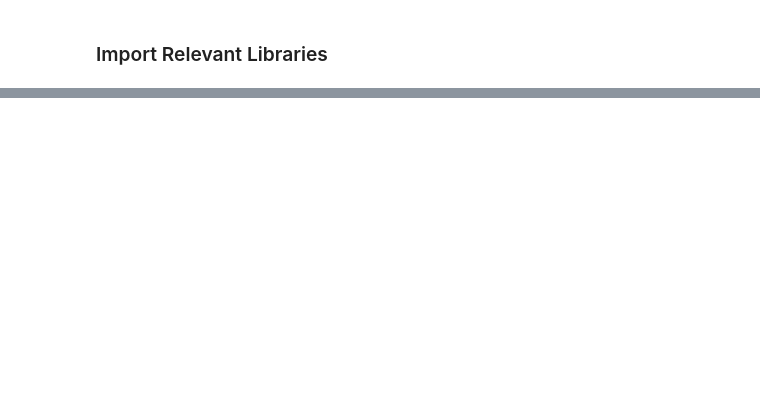
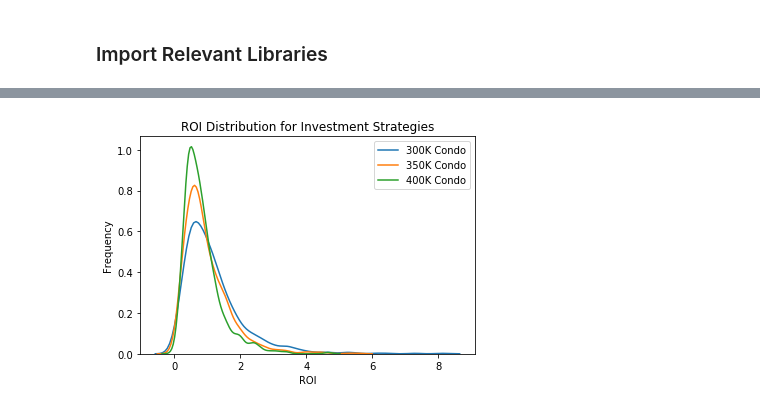
Before and after one commit to oliverfoster27/Monte-Carlo-Real-Estate, a Jupyter notebook: Monte Carlo Simulation.ipynb, the cells around one changed output, grey strips where cells are left out. Saved outputs shown, nothing was run; the diff lists cells and outputs as text; code cells hidden in the pictures; blank space fills up the shorter version.

```diff
--- a/Monte Carlo Simulation.ipynb
+++ b/Monte Carlo Simulation.ipynb
@@ -39,0 +112,17 @@ results.head()
+# %%
+data = []
+for epoch in range(1, 1000):
+    _, ROI_300K = one_sim(300_000, 30, gross_salary, investment_rate, 30, existing_investment, verbose=0)
+    _, ROI_350K = one_sim(350_000, 30, gross_salary, investment_rate, 30, existing_investment, verbose=0)
+    _, ROI_400K = one_sim(400_000, 30, gross_salary, investment_rate, 30, existing_investment, verbose=0)
+    data.append({'Epoch': epoch, '300K Condo': ROI_300K, '350K Condo': ROI_350K, '400K Condo': ROI_400K})
+results = pd.DataFrame(data)
+# %%
+ax = sns.kdeplot(results['300K Condo'])
+ax = sns.kdeplot(results['350K Condo'])
+ax = sns.kdeplot(results['400K Condo'])
+ax.set_title('ROI Distribution for Investment Strategies');
+ax.set_xlabel('ROI');
+ax.set_ylabel('Frequency');
+# %% [output]
+[figure, added]
```
Also changed, not shown: parts of 22 cells of this notebook, 3 other files.
